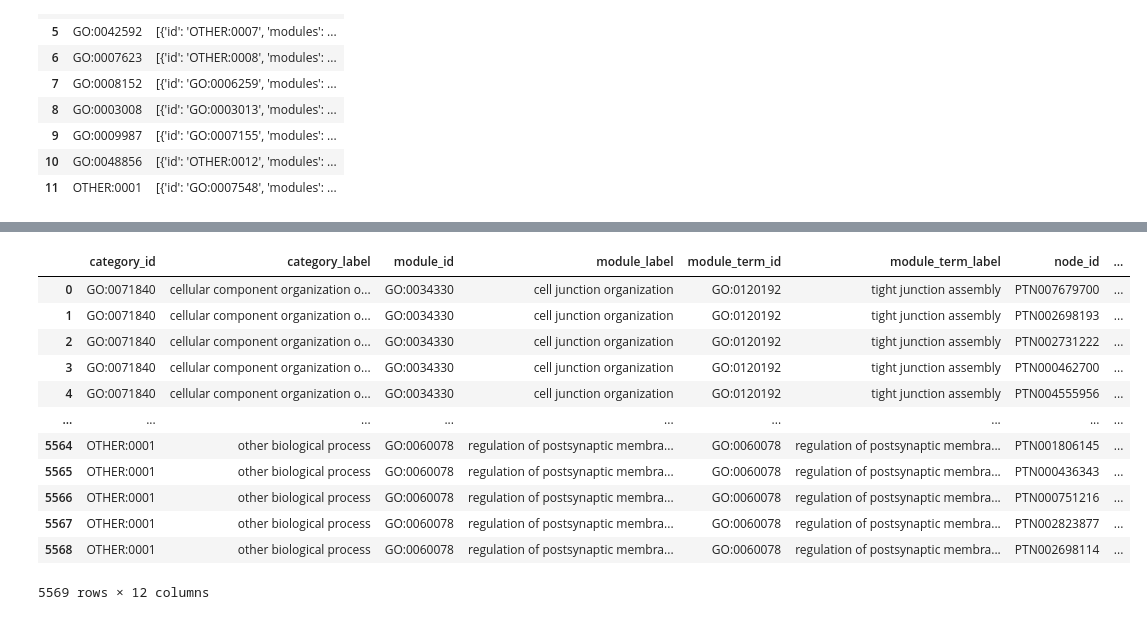
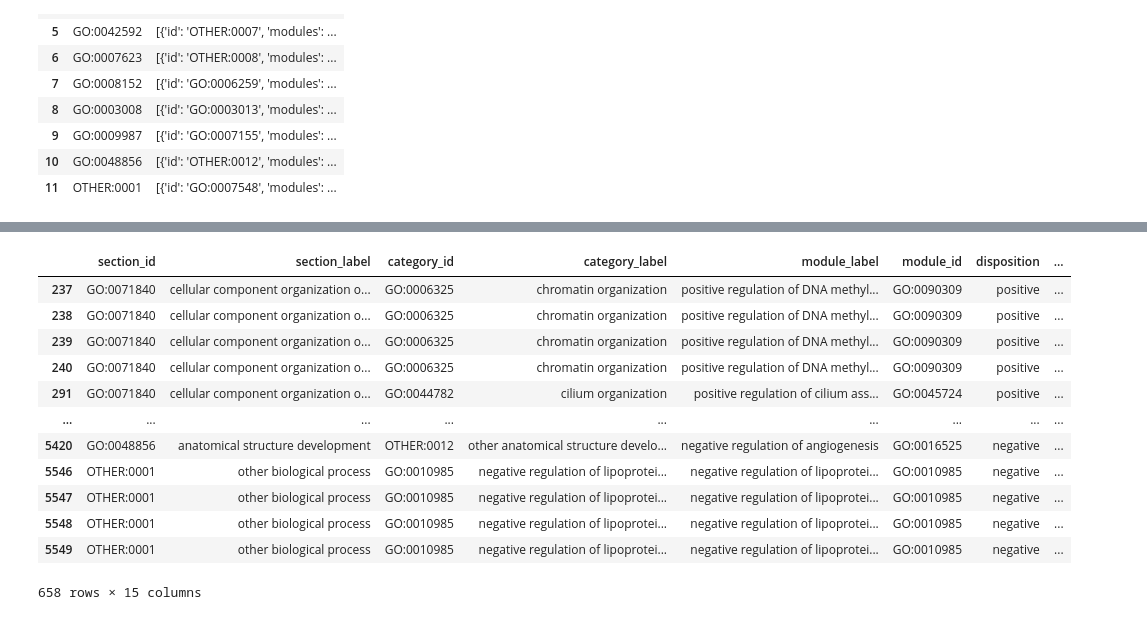
Before and after one commit to pantherdb/bpmodules-site, a Jupyter notebook: loader/playground.ipynb, the cells around one changed output, grey strips where cells are left out. Cells and saved outputs as stored; diff of their text form; code cells hidden in the pictures.

```diff
--- a/loader/playground.ipynb
+++ b/loader/playground.ipynb
@@ -50,8 +50,8 @@ terms_df
 2015 rows × 2 columns
 # %%
 term_dispositions_df = pd.read_json(term_dispositions_fp)
-term_dispositions_df = term_dispositions_df.rename(columns={'term_id': 'id', 'affected_term_id': 'target_id'})
-term_dispositions_df = term_dispositions_df.set_index('id', drop=False)
+term_dispositions_df = term_dispositions_df.set_index('term_id', drop=False)
+term_dispositions_df = term_dispositions_df.rename(columns={'term_id': 'id', 'affected_term_id': 'disposition_target_id'})
 
 term_dispositions_df
 # %% [output]
@@ -160,69 +160,76 @@ write_to_json(json_data, ospath.join(clean_ibd_modules_fp), indent=2)
 # %%
 flattened_data = []
 
-for entry in ibd_modules_df.itertuples(index=False):
-    category_id = entry.id
-    category_count= len(entry.categories)
-    for category in entry.categories:
-        module_id = category['id']
+for section in ibd_modules_df.itertuples(index=False):
+    section_id = section.id
+    category_count= len(section.categories)
+    for category in section.categories:
+        category_id = category['id']
         module_count = len(category['modules'])
 
         for module in category['modules']:
 
-            module_term_id = module['module_term']
+            module_id = module['module_term']
 
-            # Process each node
+            node_count = len(module.get("nodes", []))
+
             for node in module.get('nodes', []):
                 node_id = node.get('ptn_id')
                 node_label = node.get('label')
 
                 term_info = [{'term_id': term, 'term_label': terms_df.loc[term, 'label']} for term in node.get('terms', []) if term in terms_df.index]
                 gene_info = [genes_df.loc[gene].to_dict() for gene in node.get('leaf_genes', []) if gene in genes_df.index]
 
                 flattened_data.append({
+                    'section_id': section_id,
                     'category_id': category_id,
                     'module_id': module_id,
-                    'module_term_id': module_term_id,
                     'node_id': node_id,
                     'node_label': node_label,
-                    'term_info': term_info,
-                    'gene_info': gene_info,
+                    'terms': term_info,
+                    'leaf_genes': gene_info,
                     'category_count': category_count,
-                    'module_count': module_count
+                    'module_count': module_count,
+                    'node_count': node_count
                 })
 
 flat_df = pd.DataFrame(flattened_data)
 
-# Merge with terms_df for category, module, and module term labels
+flat_df = flat_df.merge(terms_df, left_on='section_id', right_on='id', how='left', suffixes=('', '_section')).rename(columns={'label': 'section_label'})
 flat_df = flat_df.merge(terms_df, left_on='category_id', right_on='id', how='left', suffixes=('', '_category')).rename(columns={'label': 'category_label'})
-flat_df = flat_df.merge(terms_df, left_on='module_id', right_on='id', how='left', suffixes=('', '_module')).rename(columns={'label': 'module_label'})
-flat_df = flat_df.merge(terms_df, left_on='module_term_id', right_on='id', how='left', suffixes=('', '_module_term')).rename(columns={'label': 'module_term_label'})
+flat_df = flat_df.merge(terms_df, left_on='module_id', right_on='id', how='left', suffixes=('', '_module_term')).rename(columns={'label': 'module_label'})
+flat_df = flat_df.merge(term_dispositions_df, left_on='module_id', right_on='id', how='left')
 
-final_df = flat_df[['category_id',
+
+final_df = flat_df[['section_id',
+                    'section_label',
+                    'category_id',
                     'category_label',
+                    'module_label',
                     'module_id',
-                    'module_label',
-                    'module_term_id',
-                    'module_term_label',
+                    'disposition',
+                    'disposition_target_id',
                     'node_id',
                     'node_label',
-                    'term_info',
-                    'gene_info',
+                    'terms',
+                    'leaf_genes',
                     'category_count',
-                    'module_count']]
+                    'module_count',
+                    'node_count']]
 
-final_df
+final_filtered_df = final_df[final_df['disposition'].notna()]
+final_filtered_df
 # %% [output]
-|  | category_id | category_label | module_id | module_label | module_term_id | module_term_label | node_id | ... |
-| 0 | GO:0071840 | cellular component organization o... | GO:0034330 | cell junction organization | GO:0120192 | tight junction assembly | PTN007679700 | ... |
-| 1 | GO:0071840 | cellular component organization o... | GO:0034330 | cell junction organization | GO:0120192 | tight junction assembly | PTN002698193 | ... |
-| 2 | GO:0071840 | cellular component organization o... | GO:0034330 | cell junction organization | GO:0120192 | tight junction assembly | PTN002731222 | ... |
-| 3 | GO:0071840 | cellular component organization o... | GO:0034330 | cell junction organization | GO:0120192 | tight junction assembly | PTN000462700 | ... |
-| 4 | GO:0071840 | cellular component organization o... | GO:0034330 | cell junction organization | GO:0120192 | tight junction assembly | PTN004555956 | ... |
+|  | section_id | section_label | category_id | category_label | module_label | module_id | disposition | ... |
+| 237 | GO:0071840 | cellular component organization o... | GO:0006325 | chromatin organization | positive regulation of DNA methyl... | GO:0090309 | positive | ... |
+| 238 | GO:0071840 | cellular component organization o... | GO:0006325 | chromatin organization | positive regulation of DNA methyl... | GO:0090309 | positive | ... |
+| 239 | GO:0071840 | cellular component organization o... | GO:0006325 | chromatin organization | positive regulation of DNA methyl... | GO:0090309 | positive | ... |
+| 240 | GO:0071840 | cellular component organization o... | GO:0006325 | chromatin organization | positive regulation of DNA methyl... | GO:0090309 | positive | ... |
+| 291 | GO:0071840 | cellular component organization o... | GO:0044782 | cilium organization | positive regulation of cilium ass... | GO:0045724 | positive | ... |
 | ... | ... | ... | ... | ... | ... | ... | ... | ... |
-| 5564 | OTHER:0001 | other biological process | GO:0060078 | regulation of postsynaptic membra... | GO:0060078 | regulation of postsynaptic membra... | PTN001806145 | ... |
-| 5565 | OTHER:0001 | other biological process | GO:0060078 | regulation of postsynaptic membra... | GO:0060078 | regulation of postsynaptic membra... | PTN000436343 | ... |
-| 5566 | OTHER:0001 | other biological process | GO:0060078 | regulation of postsynaptic membra... | GO:0060078 | regulation of postsynaptic membra... | PTN000751216 | ... |
-| 5567 | OTHER:0001 | other biological process | GO:0060078 | regulation of postsynaptic membra... | GO:0060078 | regulation of postsynaptic membra... | PTN002823877 | ... |
-| 5568 | OTHER:0001 | other biological process | GO:0060078 | regulation of postsynaptic membra... | GO:0060078 | regulation of postsynaptic membra... | PTN002698114 | ... |
+| 5420 | GO:0048856 | anatomical structure development | OTHER:0012 | other anatomical structure develo... | negative regulation of angiogenesis | GO:0016525 | negative | ... |
+| 5546 | OTHER:0001 | other biological process | GO:0010985 | negative regulation of lipoprotei... | negative regulation of lipoprotei... | GO:0010985 | negative | ... |
+| 5547 | OTHER:0001 | other biological process | GO:0010985 | negative regulation of lipoprotei... | negative regulation of lipoprotei... | GO:0010985 | negative | ... |
+| 5548 | OTHER:0001 | other biological process | GO:0010985 | negative regulation of lipoprotei... | negative regulation of lipoprotei... | GO:0010985 | negative | ... |
+| 5549 | OTHER:0001 | other biological process | GO:0010985 | negative regulation of lipoprotei... | negative regulation of lipoprotei... | GO:0010985 | negative | ... |
-5569 rows × 12 columns
+658 rows × 15 columns
```
Also changed, not shown: parts of 4 cells of this notebook, 8 other files.
